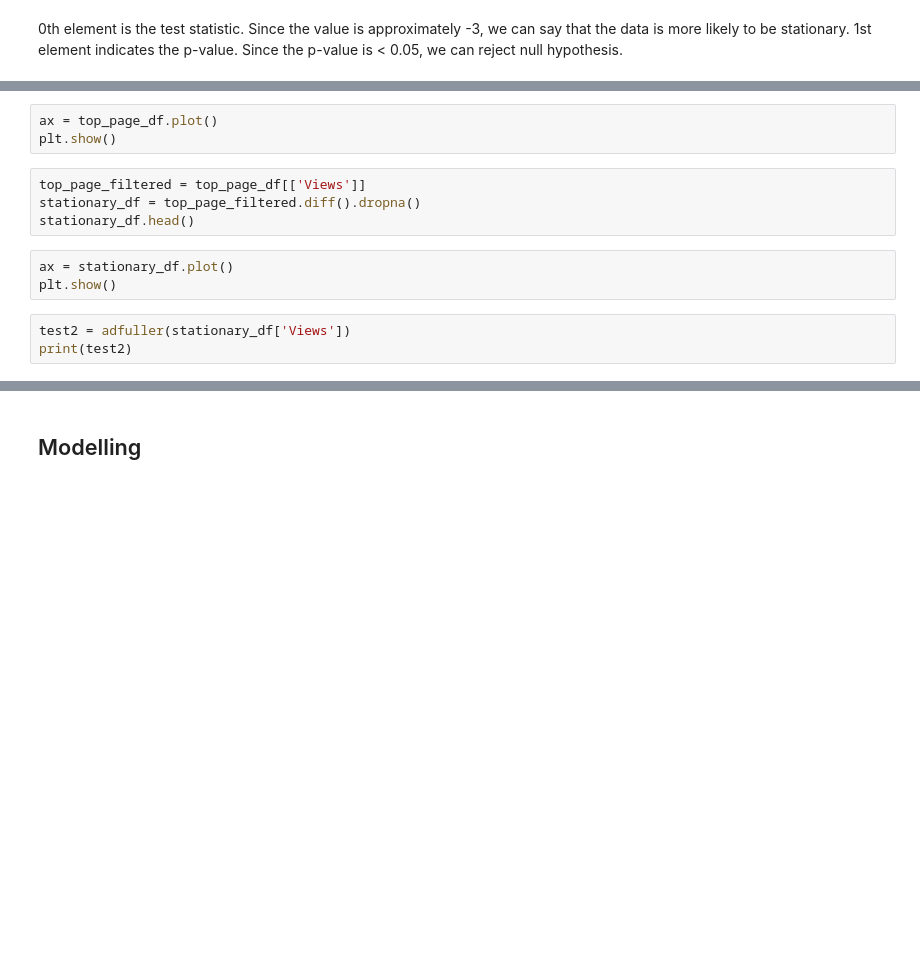
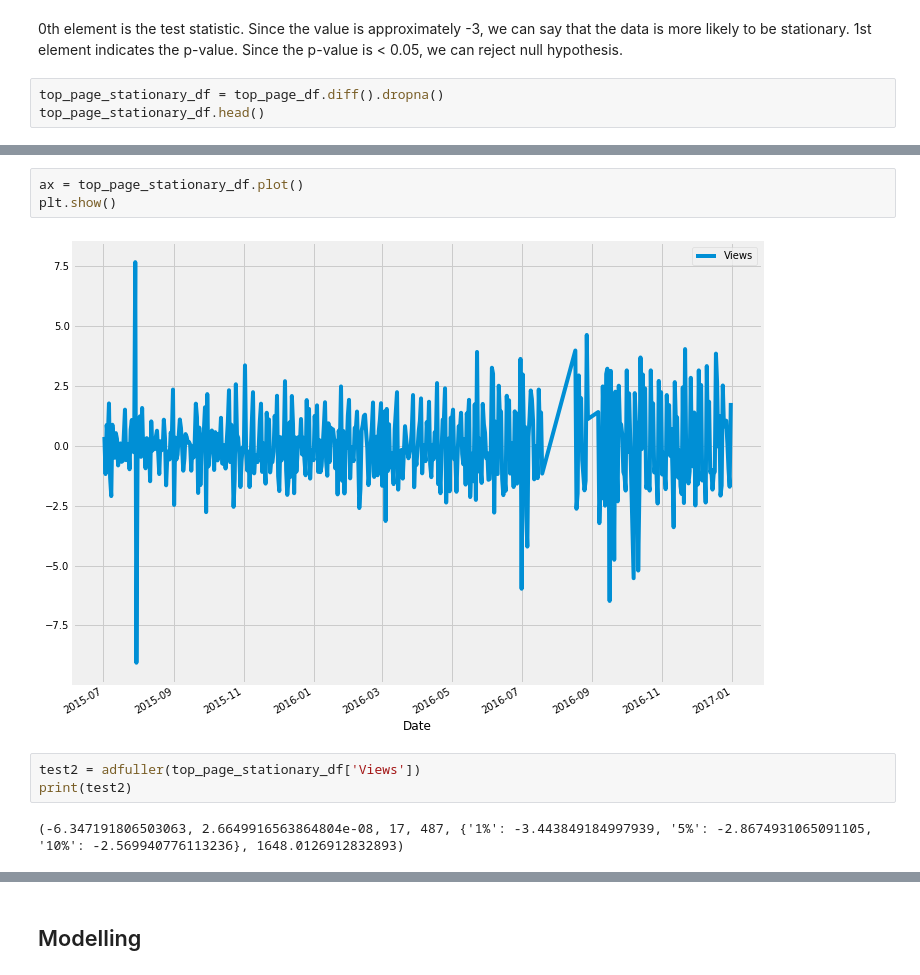
Before and after one commit to Subikshaa/Time-Series-Forecasting-on-Web-Traffic-Dataset, a Jupyter notebook: forecast.ipynb, the cells around one changed output, grey strips where cells are left out. Saved outputs shown, nothing was run; the diff lists cells and outputs as text; blank space fills up the shorter version.

```diff
--- a/forecast.ipynb
+++ b/forecast.ipynb
@@ -213,3 +261,6 @@ print(test)
 # %% [markdown]
  0th element is the test statistic. Since the value is approximately -3, we can say that the data is more likely to be stationary.
  1st element indicates the p-value. Since the p-value is < 0.05, we can reject null hypothesis.
+# %%
+top_page_stationary_df = top_page_df.diff().dropna()
+top_page_stationary_df.head()
@@ -216,14 +275,11 @@ print(test)
 # %%
-ax = top_page_df.plot()
+ax = top_page_stationary_df.plot()
 plt.show()
+# %% [output]
+[figure, added]
-# %%
-top_page_filtered = top_page_df[['Views']]
-stationary_df = top_page_filtered.diff().dropna()
-stationary_df.head()
-# %%
-ax = stationary_df.plot()
-plt.show()
 # %%
-test2 = adfuller(stationary_df['Views'])
+test2 = adfuller(top_page_stationary_df['Views'])
 print(test2)
+# %% [output]
+(-6.347191806503063, 2.6649916563864804e-08, 17, 487, {'1%': -3.443849184997939, '5%': -2.8674931065091105, '10%': -2.569940776113236}, 1648.0126912832893)
 # %%
```
Also changed, not shown: parts of 48 cells of this notebook.
